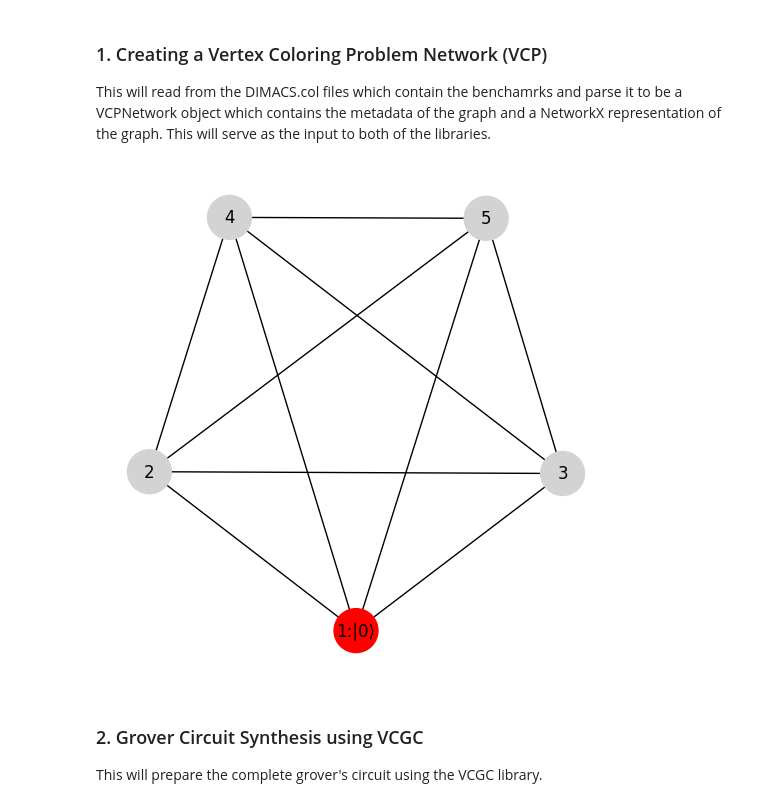
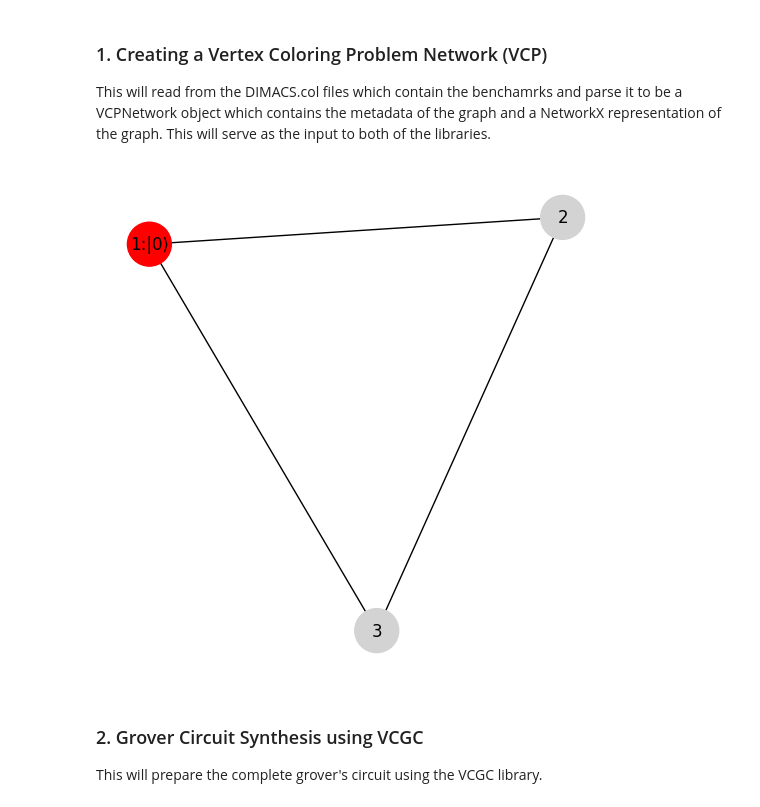
Before and after one commit to TheBarzani/logique, a Jupyter notebook: examples/comparing_vcgc_to_saha_belletti.ipynb, the cells around one changed output. Saved outputs shown, nothing was run; the diff lists cells and outputs as text; code cells hidden in the pictures.

```diff
--- a/examples/comparing_vcgc_to_saha_belletti.ipynb
+++ b/examples/comparing_vcgc_to_saha_belletti.ipynb
@@ -13,22 +13,22 @@ This will read from the DIMACS.col files which contain the benchamrks and parse
 # %%
 from vcgc.network import VCPNetwork
 from IPython.display import display
 
 draw_circuits: bool = False
 out_dir: str = "../data/vcgc_vs_saha_belletti/"
-filename: str = "K5"
+filename: str = "K3"
 dimacs_filename: str = "../data/benchmarks/" + filename + ".col"
 
 network = VCPNetwork(file_path=dimacs_filename)
 
 graph_filename: str = out_dir + filename + ".png"
 with open(graph_filename,"w+") as f:
     f.close()
 
 # Display the graph
 network.draw_graph(name=graph_filename, node_size=1000) # Draw nice graph using NetworkX
 # %% [output]
-[figure, old version]
+[figure, new version]
 # %% [markdown]
 ### 2. Grover Circuit Synthesis using VCGC
 This will prepare the complete grover's circuit using the VCGC library.
```
Also changed, not shown: parts of 9 cells of this notebook, 4 other files.
